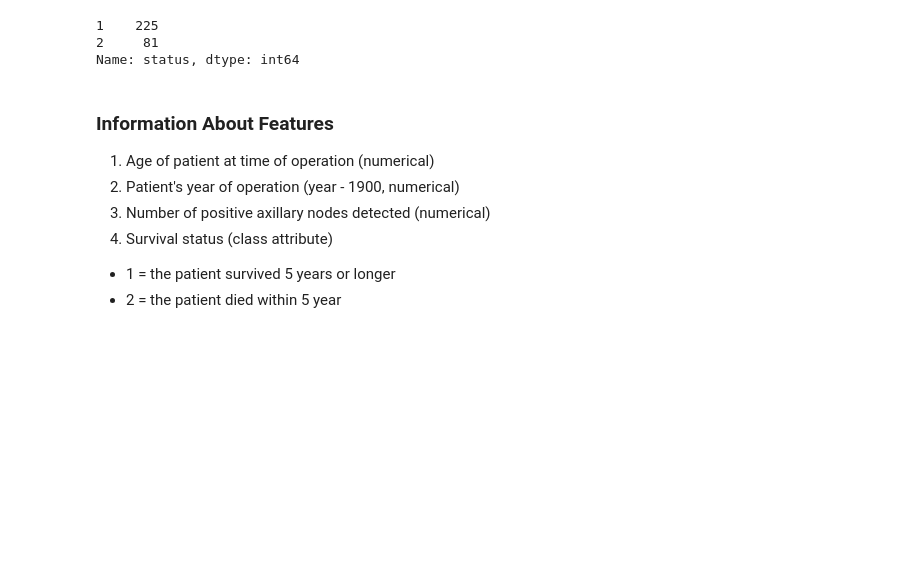
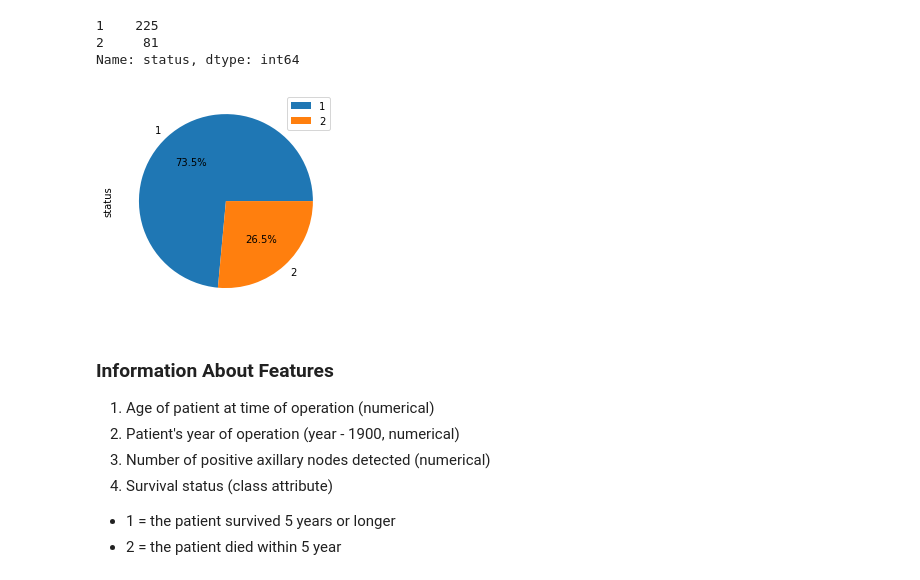
Before and after one commit to MohanVishe/Exploratory-Data-Analysis----Haberman-Dataset, a Jupyter notebook: Haberman_Data_Analysis_Individual_Project.ipynb, the cells around one changed output. Saved outputs shown, nothing was run; the diff lists cells and outputs as text; code cells hidden in the pictures; blank space fills up the shorter version.

```diff
--- a/Haberman_Data_Analysis_Individual_Project.ipynb
+++ b/Haberman_Data_Analysis_Individual_Project.ipynb
@@ -91,6 +91,12 @@ HD["status"].value_counts()
 1    225
 2     81
 Name: status, dtype: int64
+# %%
+HD["status"].value_counts().plot.pie(autopct="%.1f%%")
+plt.legend()
+plt.show()
+# %% [output]
+[figure, added]
 # %% [markdown]
 ### Information About Features
 
```
Also changed, not shown: parts of 5 cells of this notebook.
